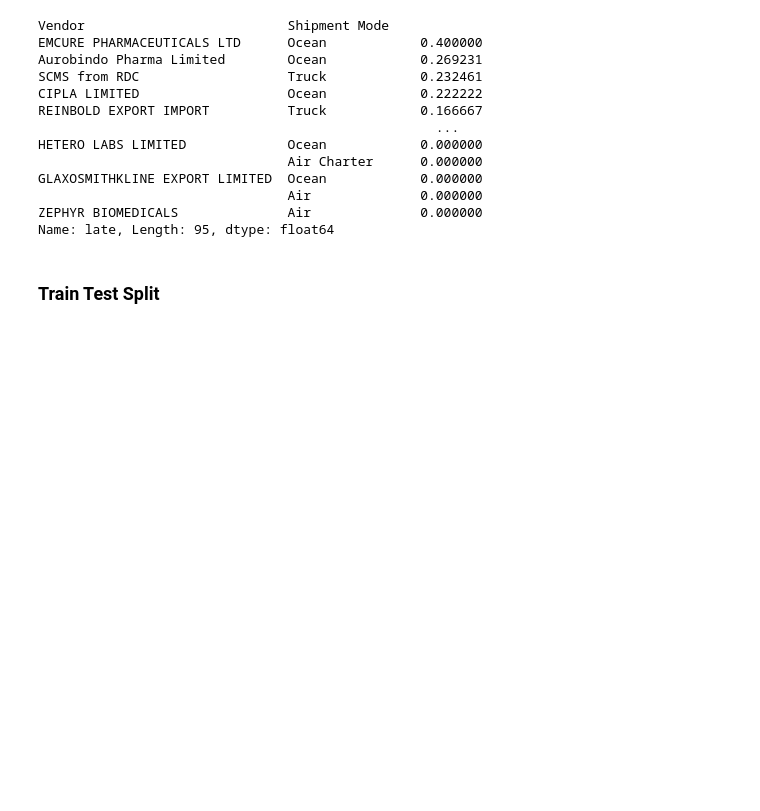
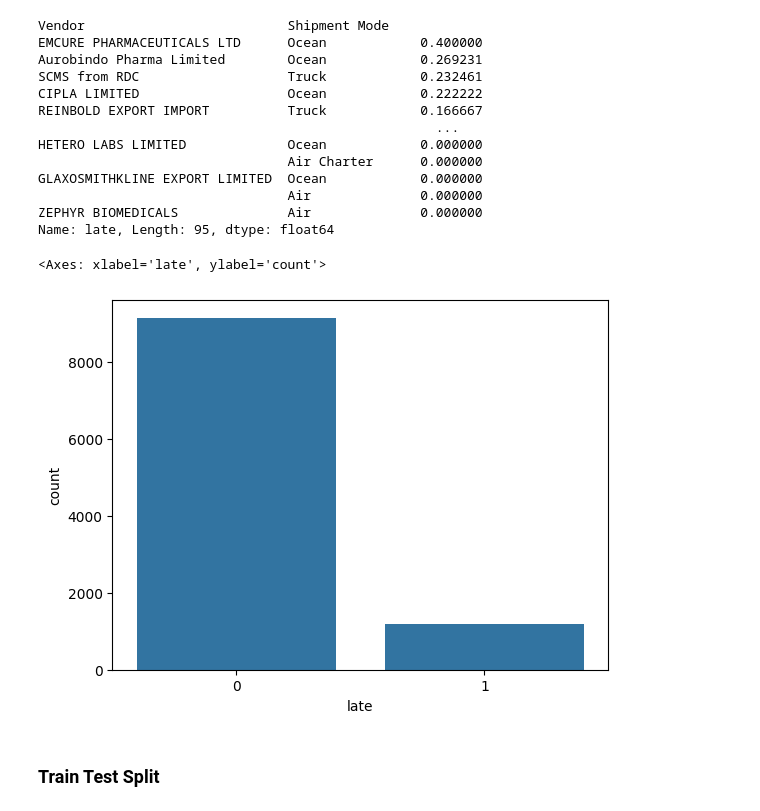
Before and after one commit to Tydos/Pharmaceutical-Supply-Chain-Optimisation, a Jupyter notebook: notebook/Supply_Chain_Optimisation.ipynb, the cells around one changed output. Saved outputs shown, nothing was run; the diff lists cells and outputs as text; code cells hidden in the pictures; blank space fills up the shorter version.

```diff
--- a/notebook/Supply_Chain_Optimisation.ipynb
+++ b/notebook/Supply_Chain_Optimisation.ipynb
@@ -383,7 +369,7 @@ Name: late, Length: 95, dtype: float64
 # %%
 #convert the date features to pd.datetime and create the late feature for modeling
 def process_dates(df:pd.DataFrame)->pd.DataFrame:
-    cat_cols = df.select_dtypes(include=['str','object']).columns.to_list()
+    cat_cols = df.select_dtypes(include=['category','object']).columns.to_list()
     date_cols = [curr_col for curr_col in cat_cols if 'date' in curr_col.lower()]
 
     #convert str to datetime
@@ -396,6 +382,12 @@ def process_dates(df:pd.DataFrame)->pd.DataFrame:
     return df
 
 processed_df = process_dates(df)
+# %%
+#target variable distribution
+sns.countplot(x='late', data=processed_df)
+# %% [output]
+<Axes: xlabel='late', ylabel='count'>
+[figure, added]
 # %% [markdown]
 ### Train Test Split
 # %%
```
Also changed, not shown: parts of 21 cells of this notebook, 1 other file.
